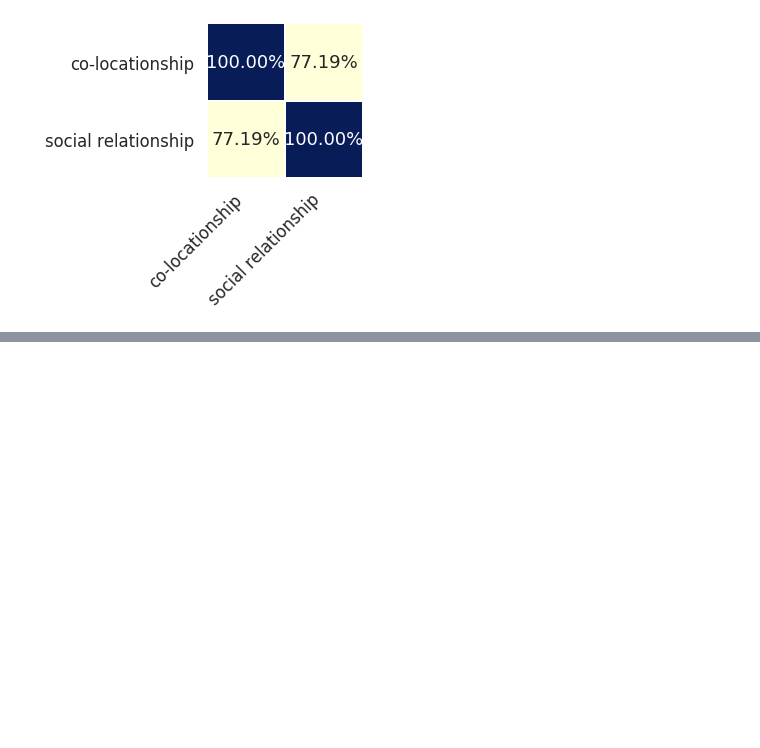
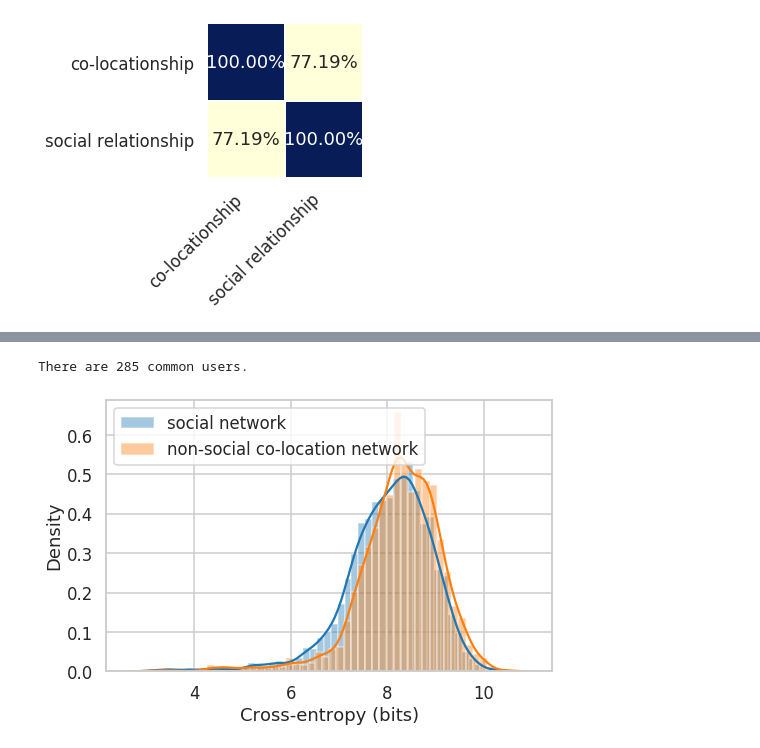
Before and after one commit to Magica-Chen/co-locationship, a Jupyter notebook: example/example_weeplaces.ipynb, the cells around one changed output, grey strips where cells are left out. Cells and saved outputs as stored; diff of their text form; code cells hidden in the pictures; blank space fills up the shorter version.

Commit message:
add non-social

```diff
--- a/example/example_weeplaces.ipynb
+++ b/example/example_weeplaces.ipynb
@@ -192,0 +200,22 @@ consistency_test = compare_v2.stats_test_consistency(target='ego+alters')
+# %%
+non_social_co_locationship = copy.deepcopy(co_locationship)
+# %%
+exclude_network = cln_filtered[~cln_filtered[['userid_x',
+                                              'userid_y']].apply(tuple, axis=1).isin(pair)]
+non_social_co_locationship.network_details = exclude_network
+# %%
+# # Run in the first time (it takes xxx hour)
+# non_social_co_locationship.calculate_network(verbose=False, filesave=True, name='non_social')
+
+non_social_co_locationship.network_details = pd.read_csv('../result/weeplace/non_social_CLN_network_details_H.csv')
+# %%
+compare_v3 = cl.ComparisonNetwork([social_relationship, non_social_co_locationship],
+                                  ['social network', 'non-social co-location network'])
+# %%
+compare_v3()
+# %% [output]
+There are 285 common users.
+# %%
+CE_v3 = compare_v3.plot_CE(l=8,w=5)
+# %% [output]
+[figure, added]
```
Also changed, not shown: parts of 9 cells of this notebook.
